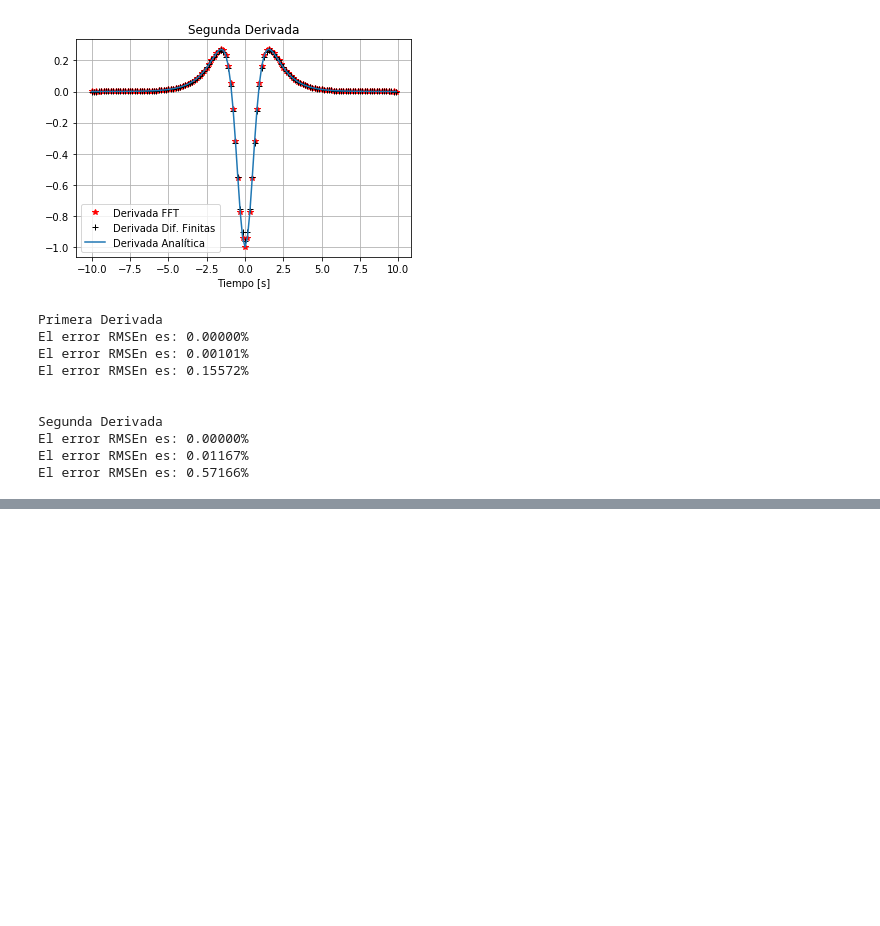
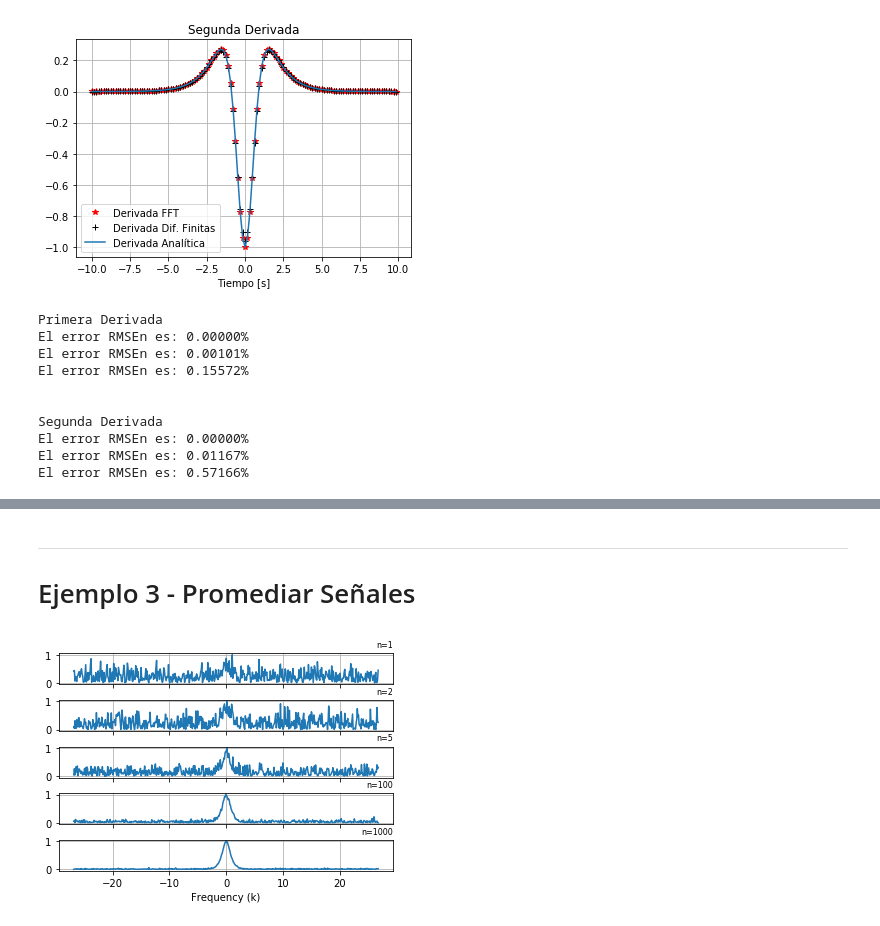
Before and after one commit to drodriguez32/Herramientas-Computacionales, a Jupyter notebook: 04_Taller_04/Taller_04.ipynb, the cells around one changed output, grey strips where cells are left out. Cells and saved outputs as stored; diff of their text form; code cells hidden in the pictures; blank space fills up the shorter version.

```diff
--- a/04_Taller_04/Taller_04.ipynb
+++ b/04_Taller_04/Taller_04.ipynb
@@ -152,0 +289,39 @@ pylab.legend(loc='best')
+# %% [markdown]
+----------------------
+# Ejemplo 3 - Promediar Señales
+# %%
+realize = [1,2,5,100,1000]
+
+signals = []
+
+f, axarr = plt.subplots(len(realize), sharex=True)
+f.subplots_adjust(hspace=0.5)
+
+for ii in range(len(realize)):
+
+    ave = np.zeros(n)
+
+    for i in range(realize[ii]):
+
+        wn = np.random.normal(0,1,n) # white noise
+        utn = ut + noise*(wn+1j*wn) # add noise
+
+        ave = ave + utn
+
+    ave = ave/realize[ii]
+
+    dat = (np.abs(fftp.fftshift(ave))/np.max(np.abs(fftp.fftshift(ave))))
+
+    signals.append(dat)
+
+    axarr[ii].plot(ks, dat)
+    axarr[ii].set_title('n={}'.format(realize[ii]),
+                        loc='right',
+                        fontsize = 8)
+    axarr[ii].grid()
+    axarr[len(realize)-1].set_xlabel('Frequency (k)')
+
+
+#pylab.savefig(os.path.join(output_dir,'Averaging.png'), dpi=600)
+# %% [output]
+[figure, added]
```
Also changed, not shown: parts of 47 cells of this notebook, 26 other files.
